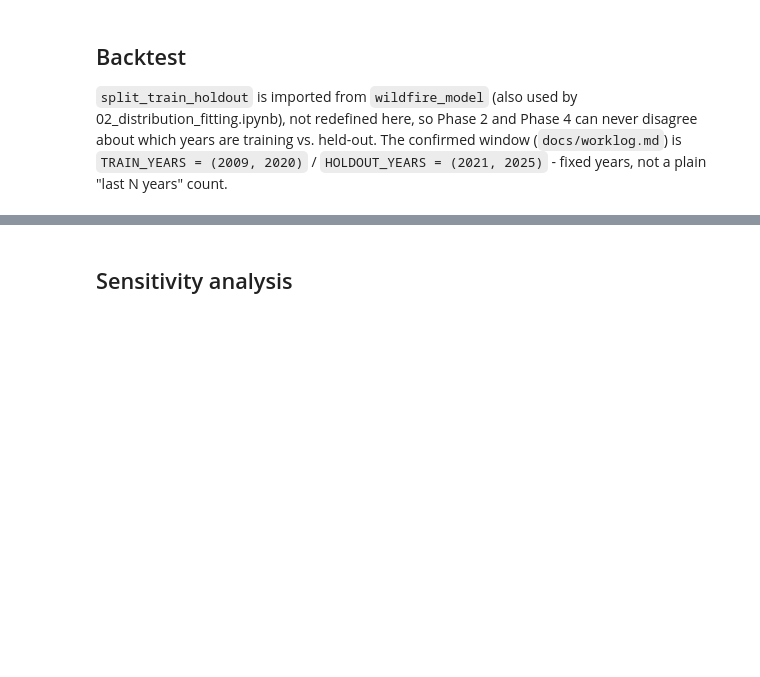
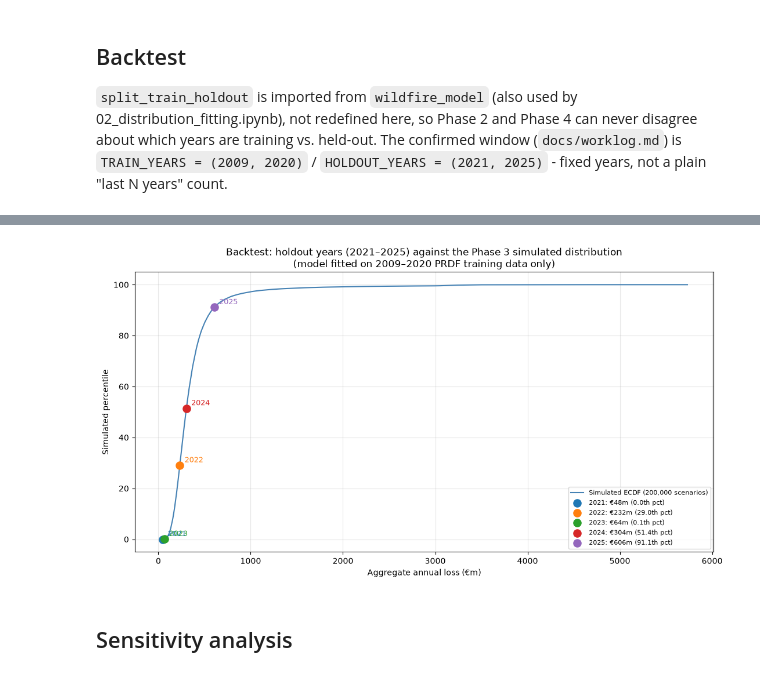
Before and after one commit to DanPhnx/pt-wildfire-catmodel, a Jupyter notebook: notebooks/04_validation.ipynb, the cells around one changed output, grey strips where cells are left out. Saved outputs shown, nothing was run; the diff lists cells and outputs as text; code cells hidden in the pictures; blank space fills up the shorter version.

```diff
--- a/notebooks/04_validation.ipynb
+++ b/notebooks/04_validation.ipynb
@@ -66,18 +101,11 @@ def backtest_model(train_df: pd.DataFrame, holdout_df: pd.DataFrame) -> dict:
 # %%
-def plot_backtest_comparison(backtest_result: dict, ax=None):
-    """Plot simulated vs. actual annual losses over the held-out period.
-
-    Parameters
-    ----------
-    backtest_result : dict
-        Output of backtest_model.
-    ax : matplotlib.axes.Axes, optional
-        Axes to plot on; a new figure/axes is created if omitted.
-    """
-    if ax is None:
-        _, ax = plt.subplots()
-    # TODO: plot actual vs. simulated distribution/summary once backtest_model is implemented
-    raise NotImplementedError("Backtest plot pending backtest_model output")
+fig, ax = plt.subplots(figsize=(11, 6))
+plot_backtest_comparison(holdout_results, simulated_losses, ax=ax)
+plt.tight_layout()
+plt.savefig(MODELS_DIR / "backtest_holdout_chart.pdf")
+plt.show()
+# %% [output]
+[figure, added]
 # %% [markdown]
 ## Sensitivity analysis
 # %%
```
Also changed, not shown: parts of 9 cells of this notebook, 4 other files.
